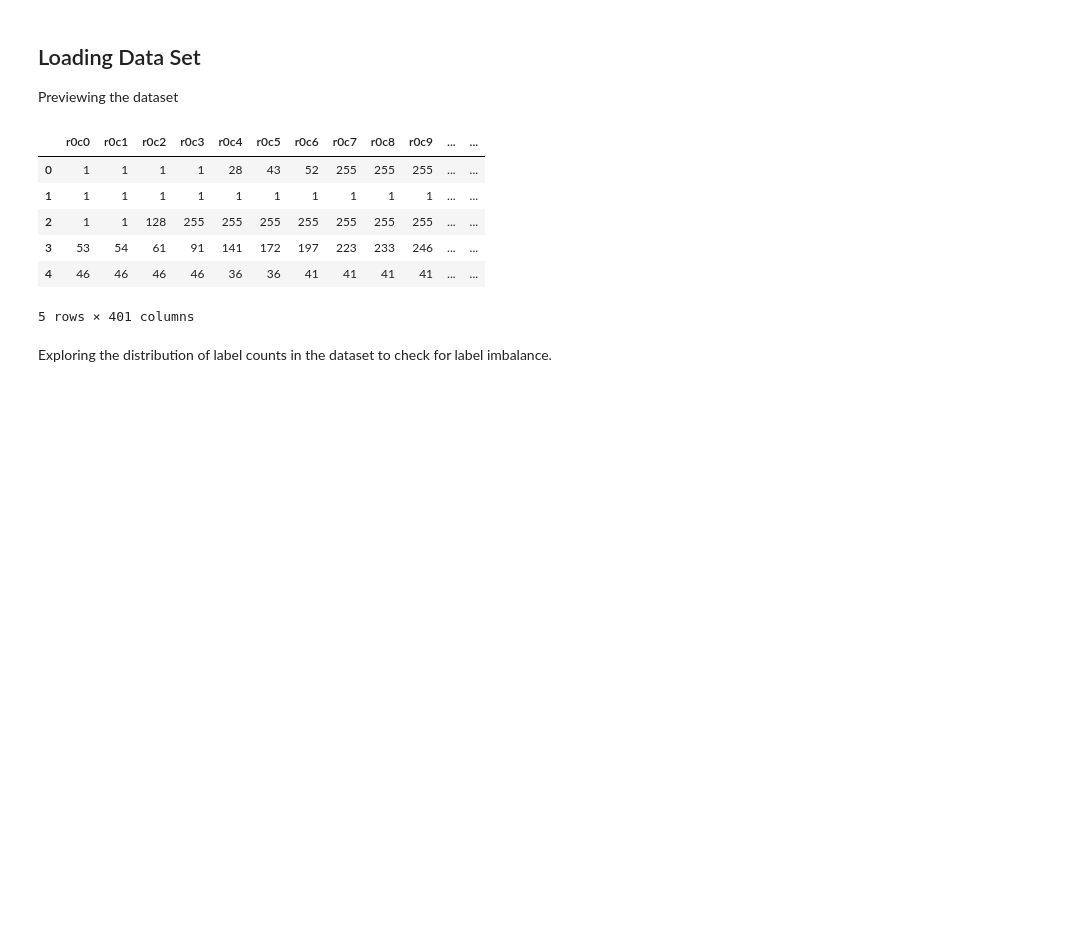
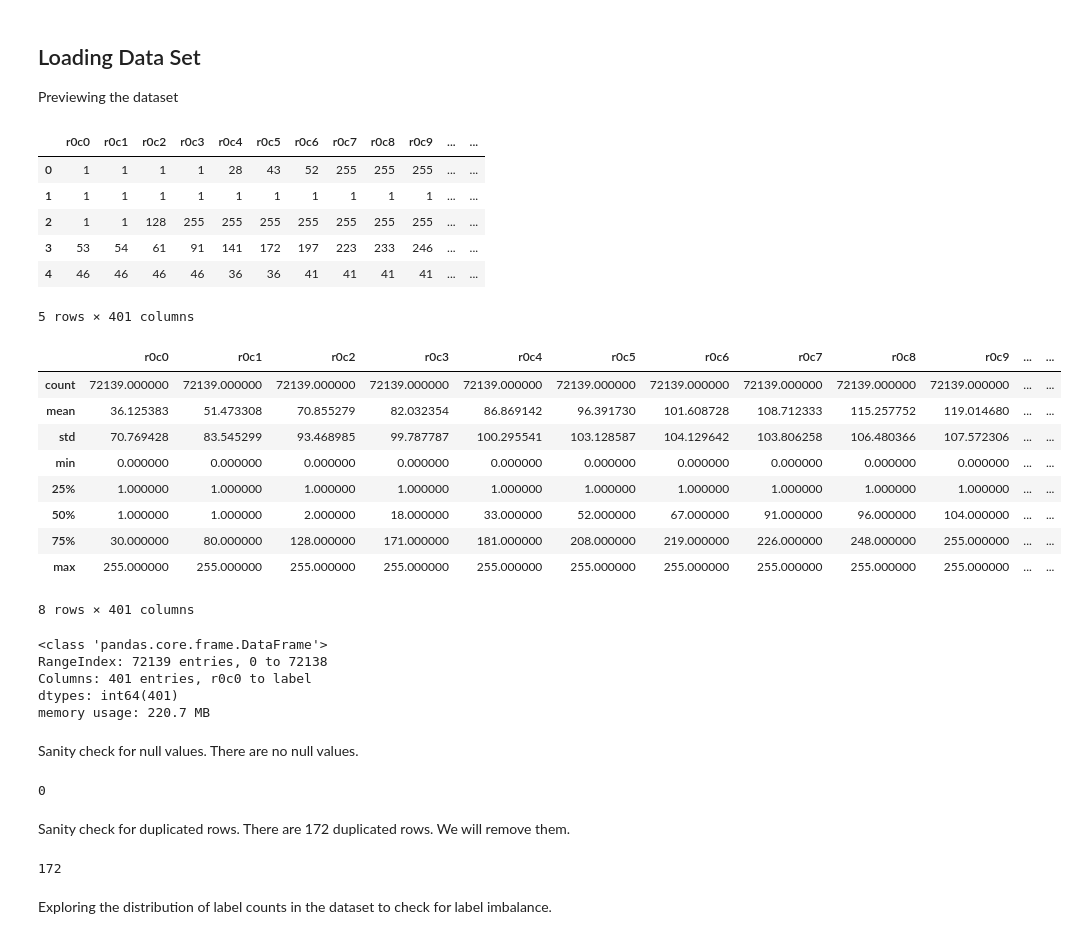
Before and after one commit to edologgerbird/fraud-pattern-vision-detection, a Jupyter notebook: A0199943H.ipynb, the cells around one changed output. Cells and saved outputs as stored; diff of their text form; code cells hidden in the pictures; blank space fills up the shorter version.

```diff
--- a/A0199943H.ipynb
+++ b/A0199943H.ipynb
@@ -54,3 +57,36 @@ ds.head()
 | 3 | 53 | 54 | 61 | 91 | 141 | 172 | 197 | 223 | 233 | 246 | ... | ... |
 | 4 | 46 | 46 | 46 | 46 | 36 | 36 | 41 | 41 | 41 | 41 | ... | ... |
 5 rows × 401 columns
+# %%
+ds.describe()
+# %% [output]
+|  | r0c0 | r0c1 | r0c2 | r0c3 | r0c4 | r0c5 | r0c6 | r0c7 | r0c8 | r0c9 | ... | ... |
+| count | 72139.000000 | 72139.000000 | 72139.000000 | 72139.000000 | 72139.000000 | 72139.000000 | 72139.000000 | 72139.000000 | 72139.000000 | 72139.000000 | ... | ... |
+| mean | 36.125383 | 51.473308 | 70.855279 | 82.032354 | 86.869142 | 96.391730 | 101.608728 | 108.712333 | 115.257752 | 119.014680 | ... | ... |
+| std | 70.769428 | 83.545299 | 93.468985 | 99.787787 | 100.295541 | 103.128587 | 104.129642 | 103.806258 | 106.480366 | 107.572306 | ... | ... |
+| min | 0.000000 | 0.000000 | 0.000000 | 0.000000 | 0.000000 | 0.000000 | 0.000000 | 0.000000 | 0.000000 | 0.000000 | ... | ... |
+| 25% | 1.000000 | 1.000000 | 1.000000 | 1.000000 | 1.000000 | 1.000000 | 1.000000 | 1.000000 | 1.000000 | 1.000000 | ... | ... |
+| 50% | 1.000000 | 1.000000 | 2.000000 | 18.000000 | 33.000000 | 52.000000 | 67.000000 | 91.000000 | 96.000000 | 104.000000 | ... | ... |
+| 75% | 30.000000 | 80.000000 | 128.000000 | 171.000000 | 181.000000 | 208.000000 | 219.000000 | 226.000000 | 248.000000 | 255.000000 | ... | ... |
+| max | 255.000000 | 255.000000 | 255.000000 | 255.000000 | 255.000000 | 255.000000 | 255.000000 | 255.000000 | 255.000000 | 255.000000 | ... | ... |
+8 rows × 401 columns
+# %%
+ds.info()
+# %% [output]
+<class 'pandas.core.frame.DataFrame'>
+RangeIndex: 72139 entries, 0 to 72138
+Columns: 401 entries, r0c0 to label
+dtypes: int64(401)
+memory usage: 220.7 MB
+# %% [markdown]
+Sanity check for null values. There are no null values.
+# %%
+sum(ds.isnull().sum())
+# %% [output]
+0
+# %% [markdown]
+Sanity check for duplicated rows. There are 172 duplicated rows. We will remove them.
+# %%
+ds.duplicated().sum()
+# %% [output]
+172
```
Also changed, not shown: parts of 3 cells of this notebook.
